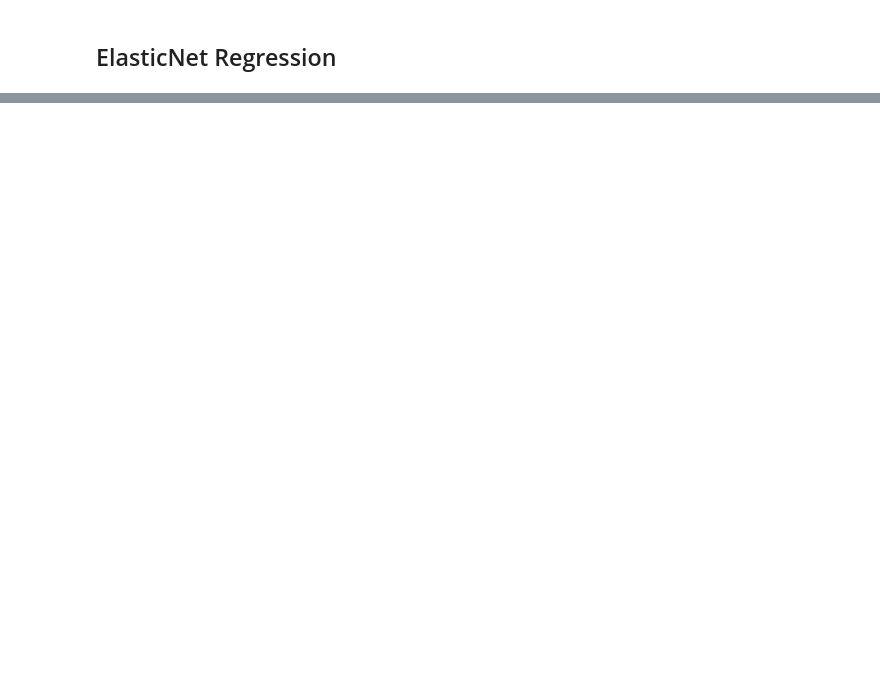
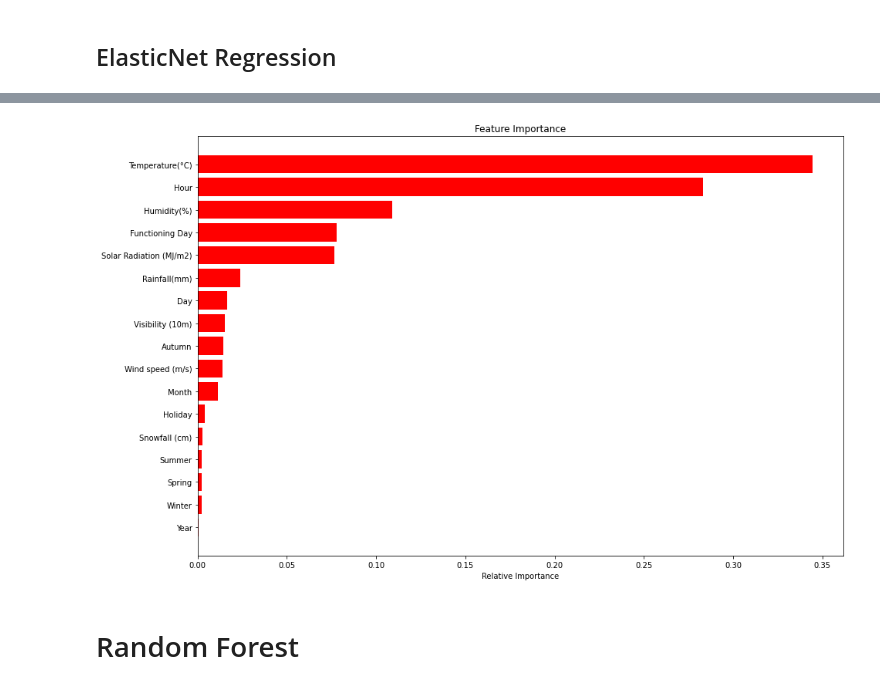
Before and after one commit to Hiteshlko1/Bike-sharing-demand-prediction, a Jupyter notebook: Bike_Sharing_Demand_Prediction_Capstone_Project_Hitesh_Verma.ipynb, the cells around one changed output, grey strips where cells are left out. Saved outputs shown, nothing was run; the diff lists cells and outputs as text; code cells hidden in the pictures; blank space fills up the shorter version.

```diff
--- a/Bike_Sharing_Demand_Prediction_Capstone_Project_Hitesh_Verma.ipynb
+++ b/Bike_Sharing_Demand_Prediction_Capstone_Project_Hitesh_Verma.ipynb
@@ -706,0 +741,7 @@ Adjusted R2 :  0.5705228660566357
+# %%
+#getting features importance of decision tree
+get_features_importance(dt_model,X_train)
+# %% [output]
+[figure, added]
+# %% [markdown]
+# Random Forest
```
Also changed, not shown: parts of 29 cells of this notebook.
